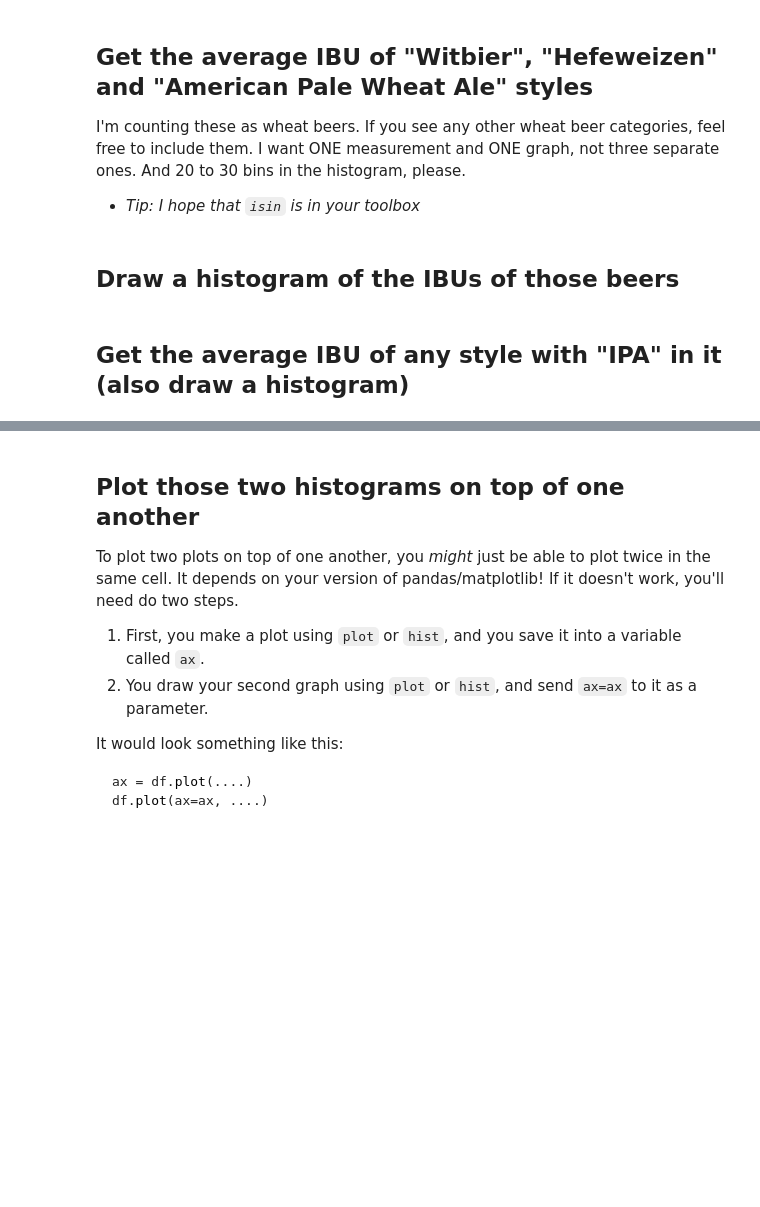
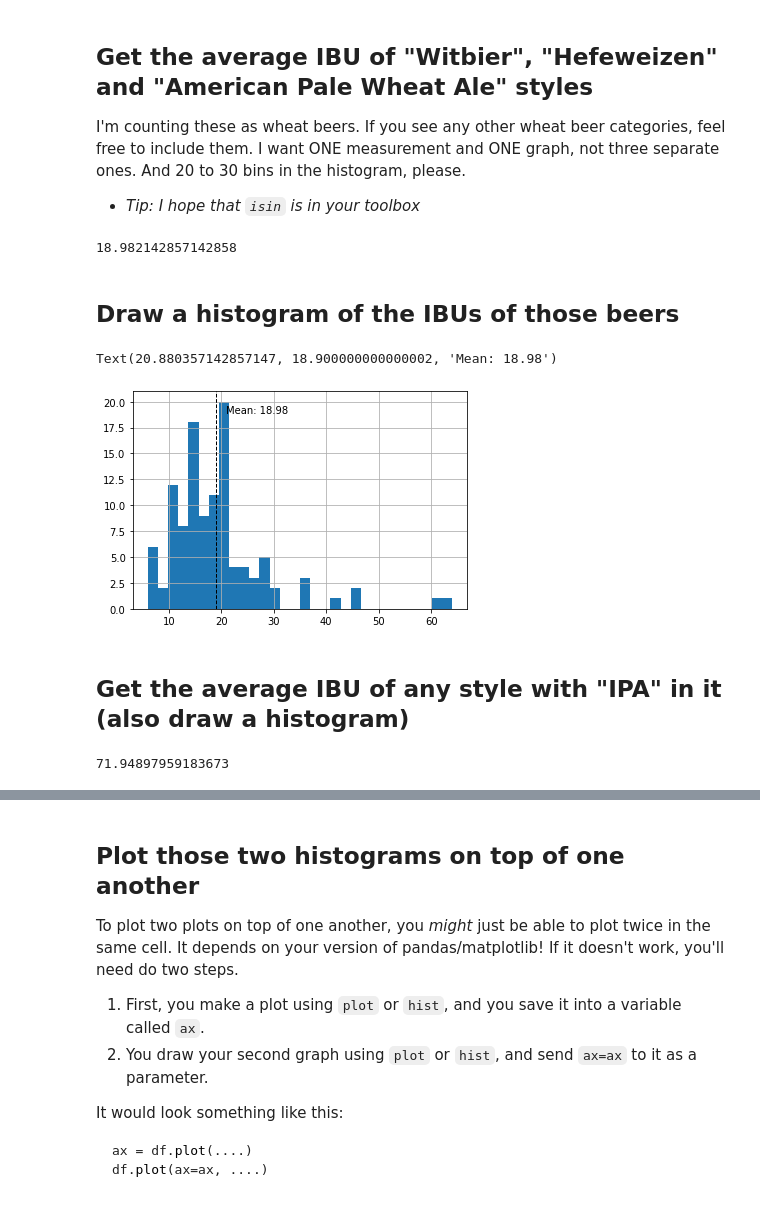
Before and after one commit to obverter/lede-homework-7, a Jupyter notebook: 07-homework/beer/Dataset ONE - Beer cans.ipynb, the cells around one changed output, grey strips where cells are left out. Cells and saved outputs as stored; diff of their text form; code cells hidden in the pictures; blank space fills up the shorter version.

```diff
--- a/07-homework/beer/Dataset ONE - Beer cans.ipynb
+++ b/07-homework/beer/Dataset ONE - Beer cans.ipynb
@@ -264,7 +407,27 @@ Put the highest at the top, and the missing ones at the bottom.
 I'm counting these as wheat beers. If you see any other wheat beer categories, feel free to include them. I want ONE measurement and ONE graph, not three separate ones. And 20 to 30 bins in the histogram, please.
 
 - *Tip: I hope that `isin` is in your toolbox*
+# %%
+wheaties = ['Witbier', 'Hefeweizen', 'American Pale Wheat Ale']
+weaklings = df[df['Style'].isin(wheaties)]
+weaklings.IBUs.mean()
+# %% [output]
+18.982142857142858
 # %% [markdown]
 ## Draw a histogram of the IBUs of those beers
+# %%
+df[df['Style'].isin(wheaties)].IBUs.hist(bins=30)
+
+# I stole this nifty mean-line code from stackoverflow just like a real developer.
+plt.axvline(weaklings.IBUs.mean(), color='k', linestyle='dashed', linewidth=1)
+min_ylim, max_ylim = plt.ylim()
+plt.text(weaklings.IBUs.mean()*1.1, max_ylim*0.9,'Mean: {:.2f}'.format(weaklings.IBUs.mean()))
+# %% [output]
+Text(20.880357142857147, 18.900000000000002, 'Mean: 18.98')
+[figure, added]
 # %% [markdown]
 ## Get the average IBU of any style with "IPA" in it (also draw a histogram)
+# %%
+df[df.Style.str.contains('IPA', na=False)].IBUs.mean()
+# %% [output]
+71.94897959183673
```
Also changed, not shown: parts of 21 cells of this notebook.
